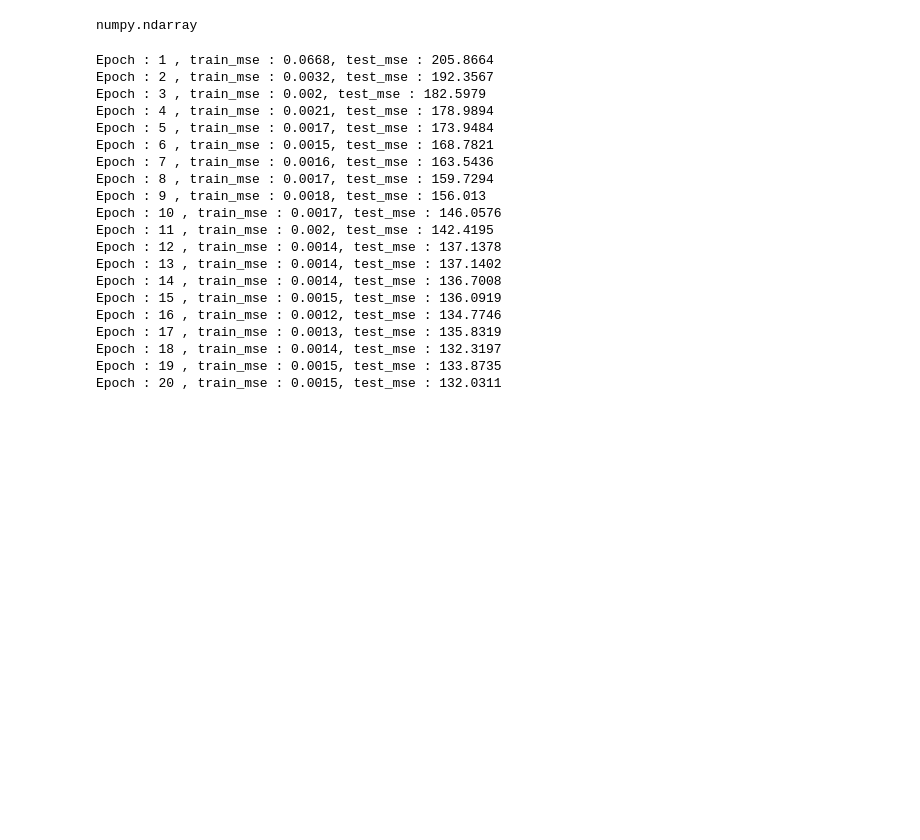
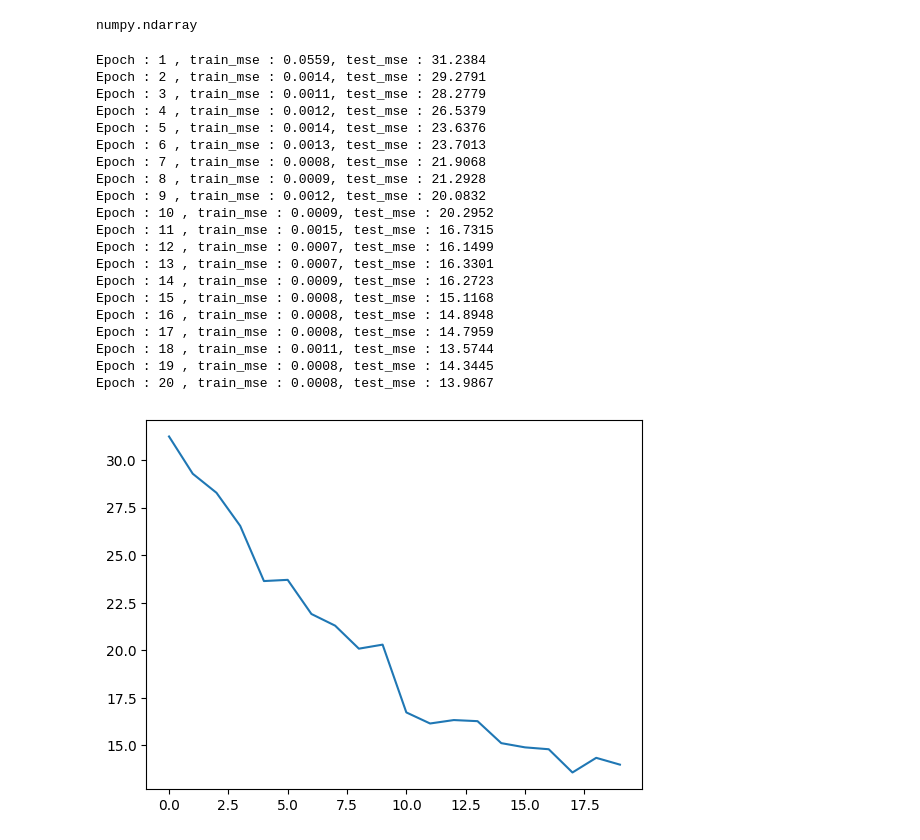
Before and after one commit to bsmoon-86/multicam_11, a Jupyter notebook: 20260522/03_RNN_exam.ipynb, the cells around one changed output. Cells and saved outputs as stored; diff of their text form; code cells hidden in the pictures; blank space fills up the shorter version.

```diff
--- a/20260522/03_RNN_exam.ipynb
+++ b/20260522/03_RNN_exam.ipynb
@@ -225,8 +298,8 @@ y = df[['Adj Close']].astype(float).values
 scaler_x = StandardScaler()
 scaler_y = StandardScaler()
 
-# 데이터 75:25 비율로 데이터 분할
-split_idx = int(len(x)*0.75)
+# 데이터 80:20 비율로 데이터 분할
+split_idx = int(len(x)*0.8)
 X_train, X_test = x[ : split_idx], x[split_idx : ]
 y_train, y_test = y[ : split_idx], y[split_idx : ]
 
@@ -370,23 +443,29 @@ for epoch in range(epochs):
     test_history.append(val_mse)
     print(f"Epoch : {epoch + 1} , train_mse : {round(train_mse, 4)}, test_mse : {round(val_mse, 4)}")
 # %% [output]
-Epoch : 1 , train_mse : 0.0668, test_mse : 205.8664
-Epoch : 2 , train_mse : 0.0032, test_mse : 192.3567
-Epoch : 3 , train_mse : 0.002, test_mse : 182.5979
-Epoch : 4 , train_mse : 0.0021, test_mse : 178.9894
-Epoch : 5 , train_mse : 0.0017, test_mse : 173.9484
-Epoch : 6 , train_mse : 0.0015, test_mse : 168.7821
-Epoch : 7 , train_mse : 0.0016, test_mse : 163.5436
-Epoch : 8 , train_mse : 0.0017, test_mse : 159.7294
-Epoch : 9 , train_mse : 0.0018, test_mse : 156.013
-Epoch : 10 , train_mse : 0.0017, test_mse : 146.0576
-Epoch : 11 , train_mse : 0.002, test_mse : 142.4195
-Epoch : 12 , train_mse : 0.0014, test_mse : 137.1378
-Epoch : 13 , train_mse : 0.0014, test_mse : 137.1402
-Epoch : 14 , train_mse : 0.0014, test_mse : 136.7008
-Epoch : 15 , train_mse : 0.0015, test_mse : 136.0919
-Epoch : 16 , train_mse : 0.0012, test_mse : 134.7746
-Epoch : 17 , train_mse : 0.0013, test_mse : 135.8319
-Epoch : 18 , train_mse : 0.0014, test_mse : 132.3197
-Epoch : 19 , train_mse : 0.0015, test_mse : 133.8735
-Epoch : 20 , train_mse : 0.0015, test_mse : 132.0311
+Epoch : 1 , train_mse : 0.0559, test_mse : 31.2384
+Epoch : 2 , train_mse : 0.0014, test_mse : 29.2791
+Epoch : 3 , train_mse : 0.0011, test_mse : 28.2779
+Epoch : 4 , train_mse : 0.0012, test_mse : 26.5379
+Epoch : 5 , train_mse : 0.0014, test_mse : 23.6376
+Epoch : 6 , train_mse : 0.0013, test_mse : 23.7013
+Epoch : 7 , train_mse : 0.0008, test_mse : 21.9068
+Epoch : 8 , train_mse : 0.0009, test_mse : 21.2928
+Epoch : 9 , train_mse : 0.0012, test_mse : 20.0832
+Epoch : 10 , train_mse : 0.0009, test_mse : 20.2952
+Epoch : 11 , train_mse : 0.0015, test_mse : 16.7315
+Epoch : 12 , train_mse : 0.0007, test_mse : 16.1499
+Epoch : 13 , train_mse : 0.0007, test_mse : 16.3301
+Epoch : 14 , train_mse : 0.0009, test_mse : 16.2723
+Epoch : 15 , train_mse : 0.0008, test_mse : 15.1168
+Epoch : 16 , train_mse : 0.0008, test_mse : 14.8948
+Epoch : 17 , train_mse : 0.0008, test_mse : 14.7959
+Epoch : 18 , train_mse : 0.0011, test_mse : 13.5744
+Epoch : 19 , train_mse : 0.0008, test_mse : 14.3445
+Epoch : 20 , train_mse : 0.0008, test_mse : 13.9867
+# %%
+# mse의 값들의 변화
+plt.plot(test_history)
+plt.show()
+# %% [output]
+[figure, added]
```
Also changed, not shown: parts of 12 cells of this notebook, 2 other files.
